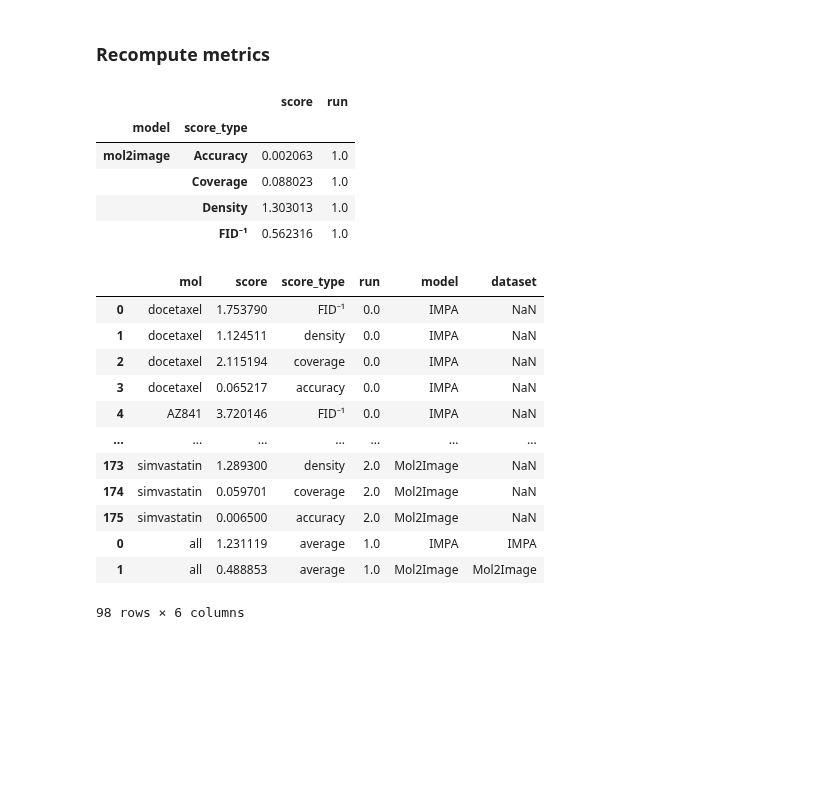
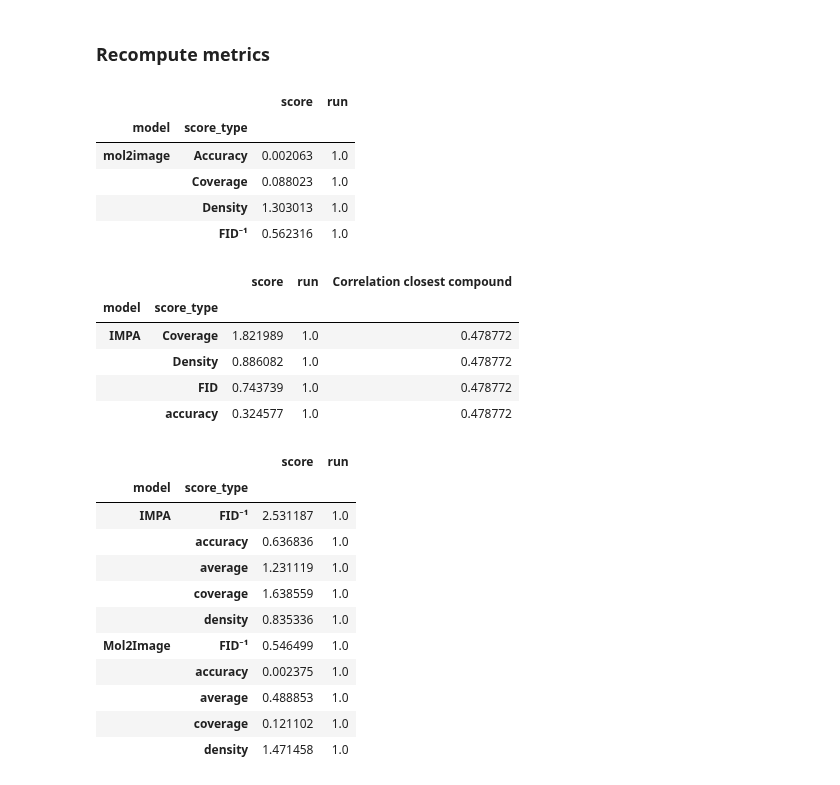
Before and after one commit to theislab/IMPA, a Jupyter notebook: notebooks/cpg0000/corrections_old_paper/unseen_drug_experiments.ipynb, the cells around one changed output. Saved outputs shown, nothing was run; the diff lists cells and outputs as text; code cells hidden in the pictures; blank space fills up the shorter version.

```diff
--- a/notebooks/cpg0000/corrections_old_paper/unseen_drug_experiments.ipynb
+++ b/notebooks/cpg0000/corrections_old_paper/unseen_drug_experiments.ipynb
@@ -372,15 +361,25 @@ scores_mol2image.loc[scores_mol2image['score_type']=='FID', 'score'] = 1 / score
 scores_mol2image.loc[scores_mol2image['score_type']=='FID', 'score_type'] = u'FID\u207B\u00B9'
 
 scores_mol2image = scores_mol2image.replace({"1-Accuracy": "Accuracy"})
+# %%
+scores_mol2image.groupby(["model", "score_type"]).mean()
+# %% [output]
+|  |  | score | run |
+| model | score_type |  |  |
+| mol2image | Accuracy | 0.002063 | 1.0 |
+|  | Coverage | 0.088023 | 1.0 |
+|  | Density | 1.303013 | 1.0 |
+|  | FID⁻¹ | 0.562316 | 1.0 |
 # %%
-scores_mol2image.groupby(["model", "score_type"]).mean()
+# scores_mol2image.groupby(["model", "score_type"]).mean()
+res_file_fp.groupby(["model", "score_type"]).mean()
 # %% [output]
-|  |  | score | run |
-| model | score_type |  |  |
-| mol2image | Accuracy | 0.002063 | 1.0 |
-|  | Coverage | 0.088023 | 1.0 |
-|  | Density | 1.303013 | 1.0 |
-|  | FID⁻¹ | 0.562316 | 1.0 |
+|  |  | score | run | Correlation closest compound |
+| model | score_type |  |  |  |
+| IMPA | Coverage | 1.821989 | 1.0 | 0.478772 |
+|  | Density | 0.886082 | 1.0 | 0.478772 |
+|  | FID | 0.743739 | 1.0 | 0.478772 |
+|  | accuracy | 0.324577 | 1.0 | 0.478772 |
 # %%
 scores = pd.concat([res_file_fp.reset_index().drop(columns="Correlation closest compound"), scores_mol2image], axis=0)
 # %%
@@ -402,19 +401,18 @@ complete_score = complete_score.replace({"Accuracy": "accuracy",
                                             "Density": "density",
                                             "Coverage": "coverage"})
 # %%
-complete_score
+complete_score.groupby(["model", "score_type"]).mean()
 # %% [output]
-|  | mol | score | score_type | run | model | dataset |
-| 0 | docetaxel | 1.753790 | FID⁻¹ | 0.0 | IMPA | NaN |
-| 1 | docetaxel | 1.124511 | density | 0.0 | IMPA | NaN |
-| 2 | docetaxel | 2.115194 | coverage | 0.0 | IMPA | NaN |
-| 3 | docetaxel | 0.065217 | accuracy | 0.0 | IMPA | NaN |
-| 4 | AZ841 | 3.720146 | FID⁻¹ | 0.0 | IMPA | NaN |
-| ... | ... | ... | ... | ... | ... | ... |
-| 173 | simvastatin | 1.289300 | density | 2.0 | Mol2Image | NaN |
-| 174 | simvastatin | 0.059701 | coverage | 2.0 | Mol2Image | NaN |
-| 175 | simvastatin | 0.006500 | accuracy | 2.0 | Mol2Image | NaN |
-| 0 | all | 1.231119 | average | 1.0 | IMPA | IMPA |
-| 1 | all | 0.488853 | average | 1.0 | Mol2Image | Mol2Image |
+|  |  | score | run |
+| model | score_type |  |  |
+| IMPA | FID⁻¹ | 2.531187 | 1.0 |
+|  | accuracy | 0.636836 | 1.0 |
+|  | average | 1.231119 | 1.0 |
+|  | coverage | 1.638559 | 1.0 |
+|  | density | 0.835336 | 1.0 |
+| Mol2Image | FID⁻¹ | 0.546499 | 1.0 |
+|  | accuracy | 0.002375 | 1.0 |
+|  | average | 0.488853 | 1.0 |
+|  | coverage | 0.121102 | 1.0 |
+|  | density | 1.471458 | 1.0 |
-98 rows × 6 columns
 # %%
```
Also changed, not shown: parts of 8 cells of this notebook, 6 other files.
